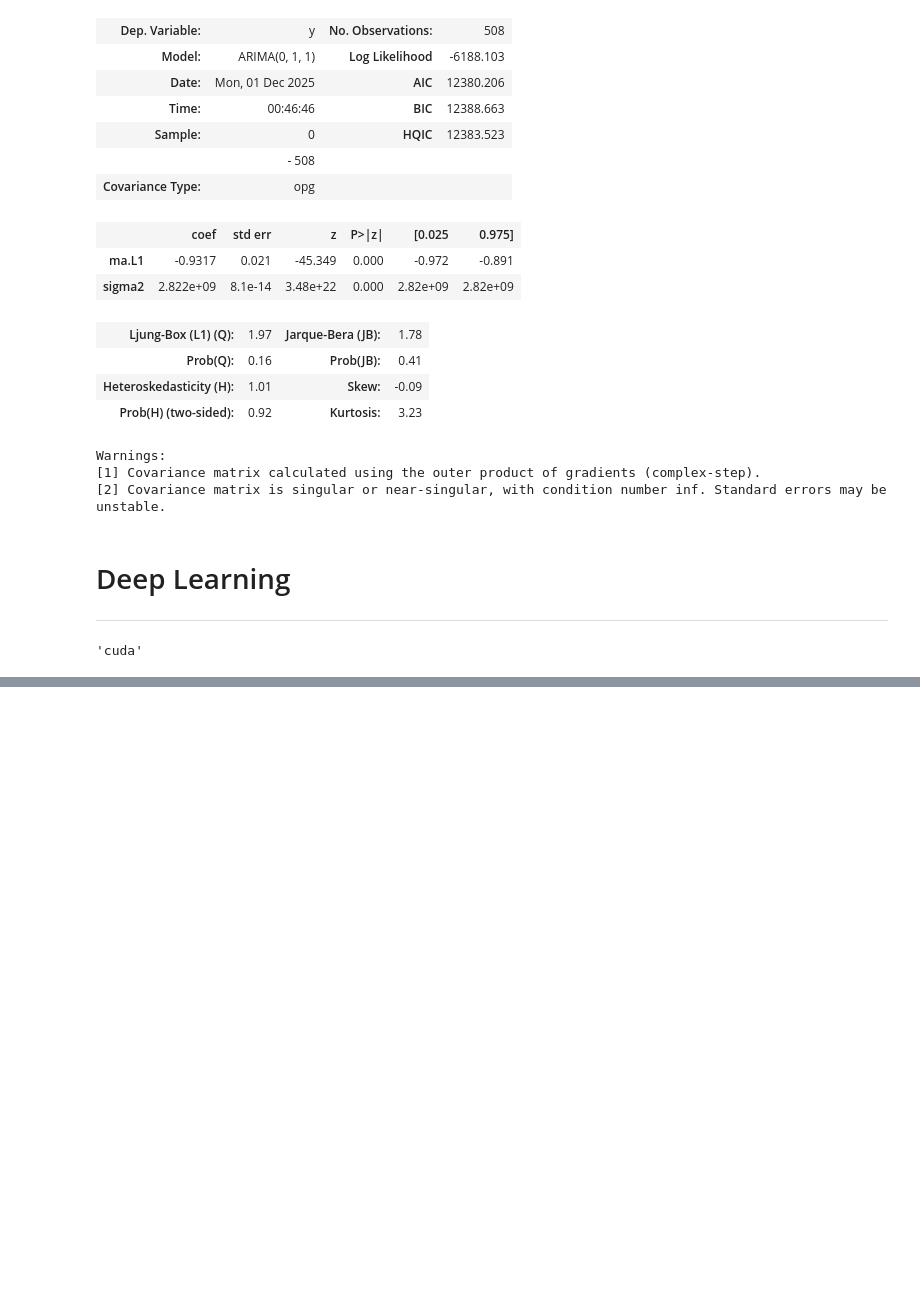
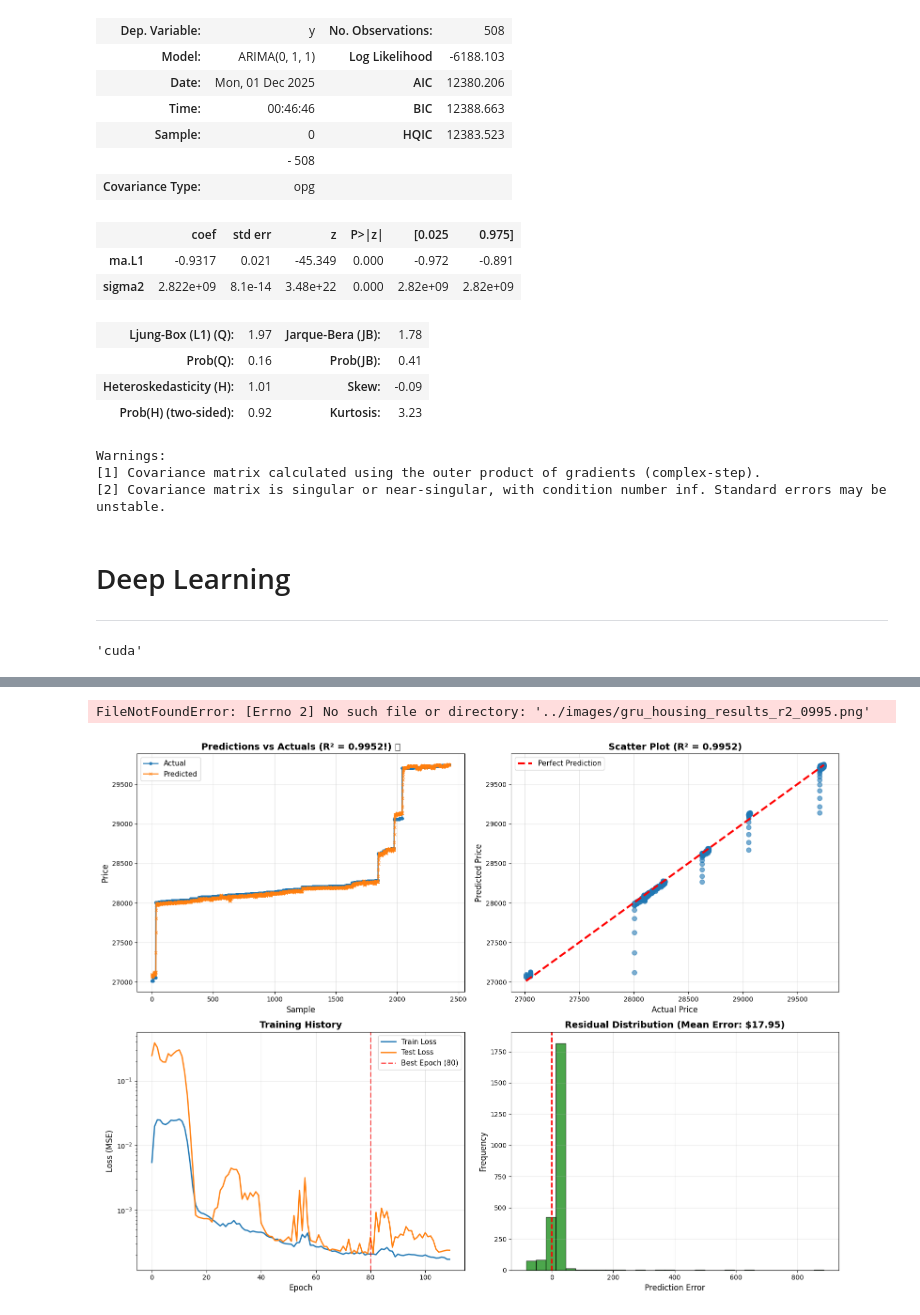
Before and after one commit to dganesh05/Real-Estate-Market-Timing-Investment-Risk-Stratification, a Jupyter notebook: notebooks/time_series.ipynb, the cells around one changed output, grey strips where cells are left out. Saved outputs shown, nothing was run; the diff lists cells and outputs as text; code cells hidden in the pictures; blank space fills up the shorter version.

```diff
--- a/notebooks/time_series.ipynb
+++ b/notebooks/time_series.ipynb
@@ -760,0 +1056,72 @@ optim.train_losses[-10:]
+# %%
+model_config = {
+    'model_type': 'GRU',
+    'input_size': 1,
+    'hidden_size': 64,
+    'num_layers': 2,
+    'dropout': 0.4,
+    'weight_decay': 1e-5,
+    'lookback': 12,
+    'test_r2': 0.9952,
+    'test_rmse': 42.18,
+    'mape': 0.09,
+    'loss_ratio': 1.38,
+    'best_epoch': 80
+}
+# %%
+import json
+with open("../config/best_gru_model_config.json", 'w') as f:
+    json.dump(model_config, f, indent=2)
+# %%
+# Plot predictions
+fig, axes = plt.subplots(2, 2, figsize=(16, 12))
+
+# 1. Predictions vs Actuals
+axes[0, 0].plot(results['actuals'], label='Actual', marker='o', markersize=4, linewidth=2, alpha=0.8)
+axes[0, 0].plot(results['predictions'], label='Predicted', marker='x', markersize=4, linewidth=2, alpha=0.8)
+axes[0, 0].set_xlabel('Sample', fontsize=12)
+axes[0, 0].set_ylabel('Price', fontsize=12)
+axes[0, 0].set_title('Predictions vs Actuals (R² = 0.9952!) 🎯', fontsize=14, fontweight='bold')
+axes[0, 0].legend(fontsize=11)
+axes[0, 0].grid(True, alpha=0.3)
+
+# 2. Scatter plot
+axes[0, 1].scatter(results['actuals'], results['predictions'], alpha=0.6, s=50)
+axes[0, 1].plot([results['actuals'].min(), results['actuals'].max()],
+                [results['actuals'].min(), results['actuals'].max()],
+                'r--', lw=3, label='Perfect Prediction')
+axes[0, 1].set_xlabel('Actual Price', fontsize=12)
+axes[0, 1].set_ylabel('Predicted Price', fontsize=12)
+axes[0, 1].set_title(f'Scatter Plot (R² = {results["r2_test"]:.4f})', fontsize=14, fontweight='bold')
+axes[0, 1].legend(fontsize=11)
+axes[0, 1].grid(True, alpha=0.3)
+
+# 3. Training curves
+axes[1, 0].plot(optim.m_train_losses, label='Train Loss', linewidth=2)
+axes[1, 0].plot(optim.m_test_losses, label='Test Loss', linewidth=2)
+axes[1, 0].axvline(x=80, color='red', linestyle='--', linewidth=2, alpha=0.7, label='Best Epoch (80)')
+axes[1, 0].set_xlabel('Epoch', fontsize=12)
+axes[1, 0].set_ylabel('Loss (MSE)', fontsize=12)
+axes[1, 0].set_title('Training History', fontsize=14, fontweight='bold')
+axes[1, 0].legend(fontsize=11)
+axes[1, 0].set_yscale('log')
+axes[1, 0].grid(True, alpha=0.3)
+
+# 4. Residuals
+residuals = results['actuals'] - results['predictions']
+axes[1, 1].hist(residuals.flatten(), bins=30, edgecolor='black', alpha=0.7, color='green')
+axes[1, 1].axvline(x=0, color='red', linestyle='--', linewidth=2)
+axes[1, 1].set_xlabel('Prediction Error', fontsize=12)
+axes[1, 1].set_ylabel('Frequency', fontsize=12)
+axes[1, 1].set_title(f'Residual Distribution (Mean Error: ${residuals.mean():.2f})',
+                     fontsize=14, fontweight='bold')
+axes[1, 1].grid(True, alpha=0.3)
+
+plt.tight_layout()
+plt.savefig('../images/gru_housing_results_r2_0995.png', dpi=300, bbox_inches='tight')
+plt.show()
+
+print("✓ Plot saved as 'gru_housing_results_r2_0995.png'")
+# %% [output]
+FileNotFoundError: [Errno 2] No such file or directory: '../images/gru_housing_results_r2_0995.png'
+[figure, added]
```
Also changed, not shown: parts of 18 cells of this notebook, 5 other files.
